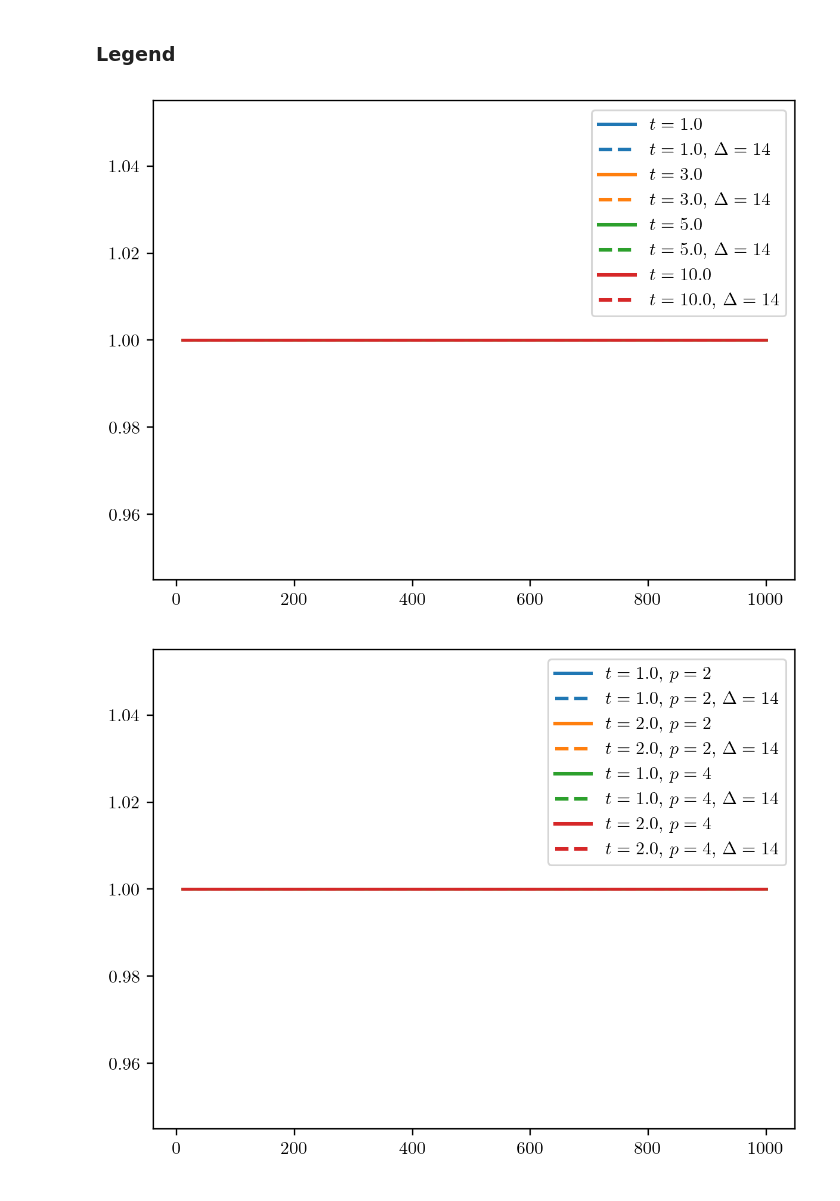
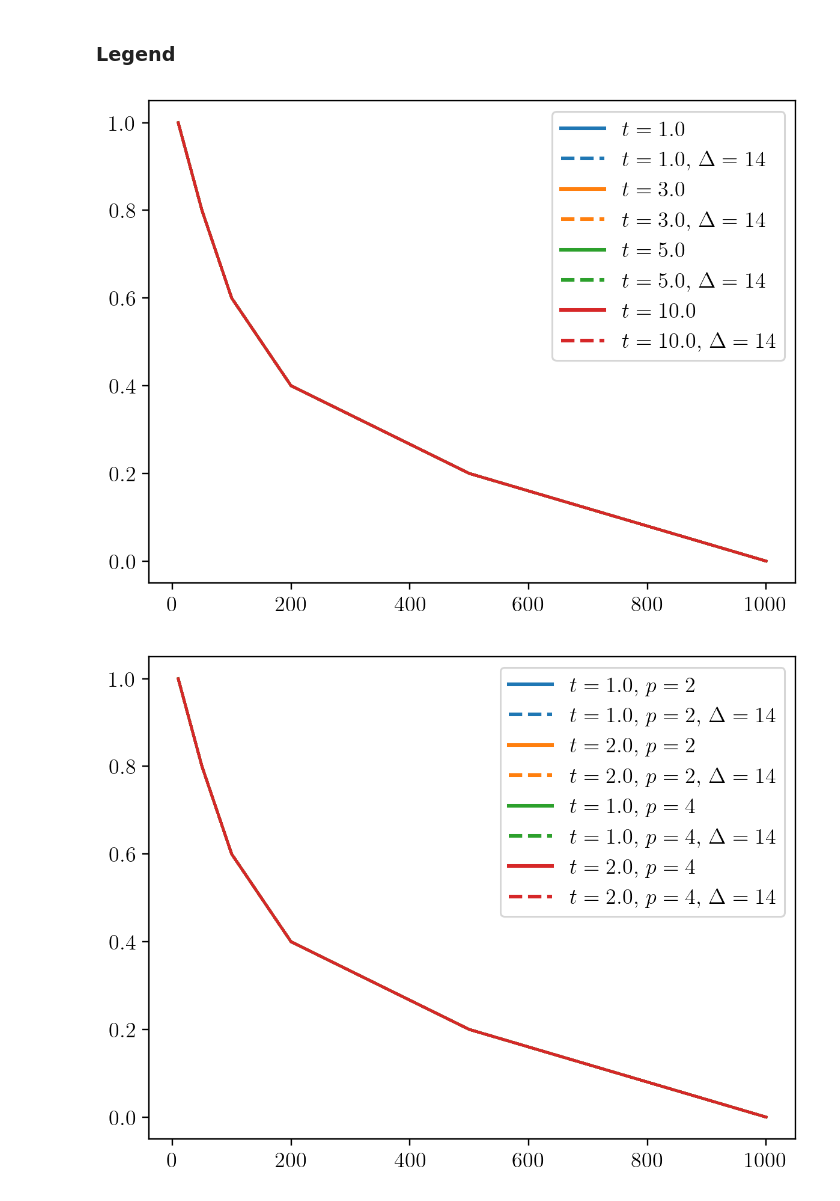
Before and after one commit to Qubit-Fernand/Digital-Quantum-Simulation, a Jupyter notebook: Figure/Plotting.ipynb, the cells around one changed output. Drawn from its saved outputs; the diff is of its cells as text; code cells hidden in the pictures.

```diff
--- a/Figure/Plotting.ipynb
+++ b/Figure/Plotting.ipynb
@@ -6,7 +6,7 @@ from matplotlib.legend_handler import HandlerLine2D
 
 # 设置全局字体为 Times New Roman
 plt.rcParams["font.family"] = "Times New Roman"
-# plt.rcParams.update({"font.size": 12})
+plt.rcParams.update({"font.size": 12})
 
 # 启用 LaTeX 渲染
 plt.rcParams["text.usetex"] = True
@@ -909,7 +909,7 @@ fig.savefig("Power-Law.pdf", dpi=600, format="pdf")
 # %%
 # Generate legend
 Delta = 14
-y = np.array([1, 1, 1, 1, 1, 1])
+y = np.array([1, 0.8, 0.6, 0.4, 0.2, 0])
 x = np.array([10, 50, 100, 200, 500, 1000])
 fig, ax = plt.subplots(dpi=217)
 
@@ -952,31 +952,31 @@ legend_fig.canvas.draw()
 bbox = legend.get_window_extent().transformed(legend_fig.dpi_scale_trans.inverted())
 legend_fig.savefig("qDRIFT-legend.pdf", bbox_inches=bbox)
 # %% [output]
-[figure, old version]
+[figure, new version]
 # %%
 # Generate legend
 Delta = 14
-y = np.array([1, 1, 1, 1, 1, 1])
+y = np.array([1, 0.8, 0.6, 0.4, 0.2, 0])
 x = np.array([10, 50, 100, 200, 500, 1000])
 fig, ax = plt.subplots(dpi=217)
 
 # Random Permutation
 ax.plot(x, y, color="#1f77b4", label="$t=1.0$, $p=2$")
 ax.plot(x, y, color="#1f77b4", linestyle = "--", label="$t=1.0$, $p=2$, $\Delta = {Delta}$".format(Delta=Delta))
 ax.plot(x, y, color="#ff7f0e", label="$t=2.0$, $p=2$")
 ax.plot(x, y, color="#ff7f0e", linestyle = "--", label="$t=2.0$, $p=2$, $\Delta = {Delta}$".format(Delta=Delta))
 ax.plot(x, y, color="#2ca02c", label="$t=1.0$, $p=4$")
 ax.plot(x, y, color="#2ca02c", linestyle = "--", label="$t=1.0$, $p=4$, $\Delta = {Delta}$".format(Delta=Delta))
 ax.plot(x, y, color="#d62728", label="$t=2.0$, $p=4$")
 ax.plot(x, y, color="#d62728", linestyle = "--", label="$t=2.0$, $p=4$, $\Delta = {Delta}$".format(Delta=Delta))
 
 legend = ax.legend(handler_map={plt.Line2D: ColorLineStyleHandler()})
 legend_fig = legend.figure
 legend_fig.canvas.draw()
 bbox = legend.get_window_extent().transformed(legend_fig.dpi_scale_trans.inverted())
 legend_fig.savefig("Permutation-legend.pdf", bbox_inches=bbox)
 # %% [output]
-[figure, old version]
+[figure, new version]
 # %%
 # Generate legend
 Delta = 14
```
Also changed, not shown: parts of 9 cells of this notebook, 11 other files.
